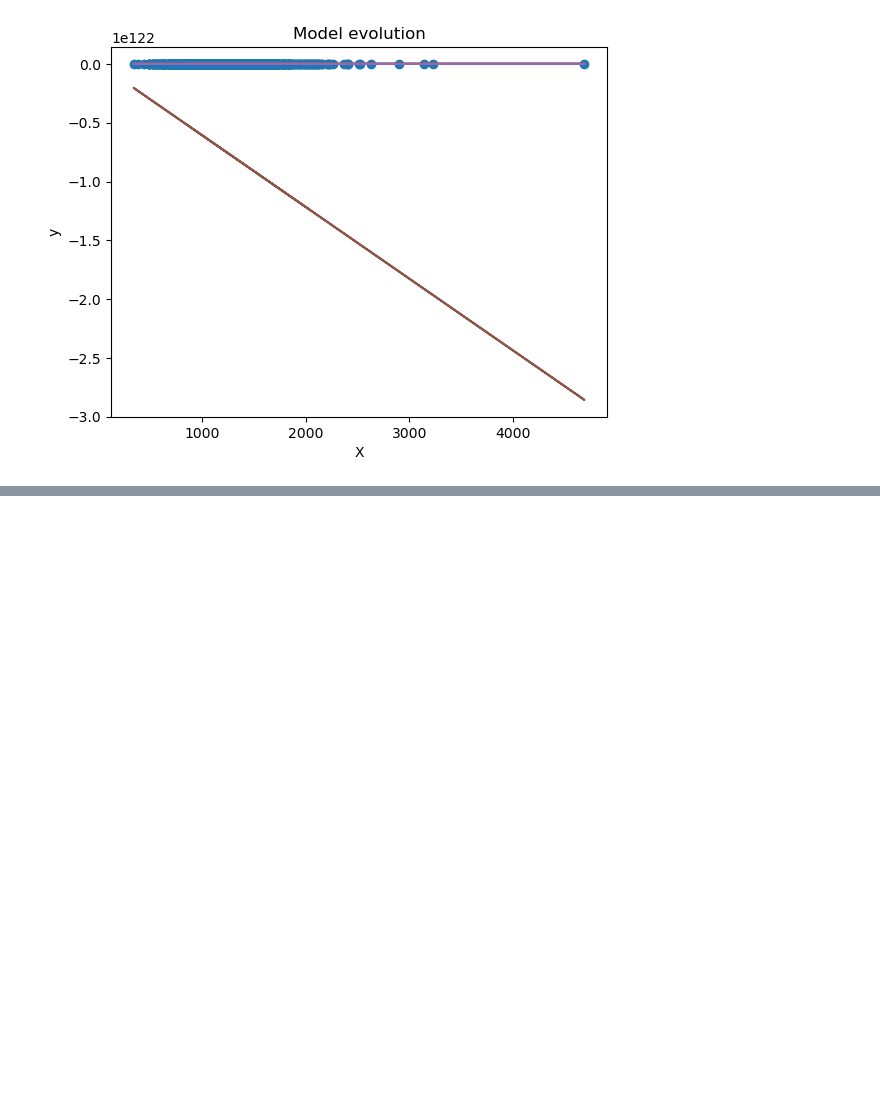
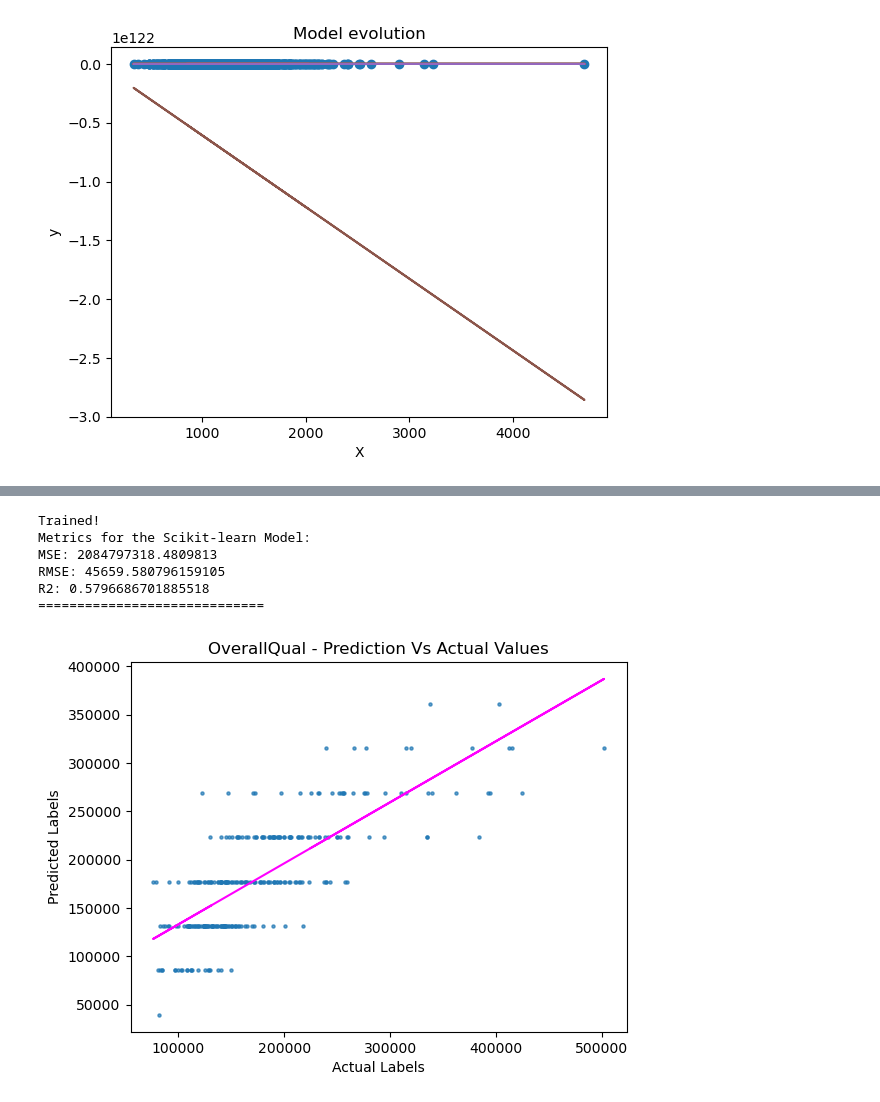
Before and after one commit to carlosopr/g-labs, a Jupyter notebook: project01/house_prices.ipynb, the cells around one changed output, grey strips where cells are left out. Cells and saved outputs as stored; diff of their text form; code cells hidden in the pictures; blank space fills up the shorter version.

```diff
--- a/project01/house_prices.ipynb
+++ b/project01/house_prices.ipynb
@@ -191,0 +244,17 @@ DataPlotter.plot_evolution(model_dict_f2,n=5,X=X_train_f2,y=y_train)
+# %%
+# Train the linear regression model
+skl_model_f1 = model.train_with_skl(X_train_f1, y_train)
+
+# Get the predictions
+skl_predictions_f1 = model.predict_from_skl_model(skl_model_f1, X_test_f1, y_test)
+
+# Plot for the feature OverallQual
+DataPlotter.plot_predictions(skl_predictions_f1,y_test, title="OverallQual - Prediction Vs Actual Values")
+# %% [output]
+Trained!
+Metrics for the Scikit-learn Model:
+MSE: 2084797318.4809813
+RMSE: 45659.580796159105
+R2: 0.5796686701885518
+=============================
+[figure, added]
```
Also changed, not shown: parts of 24 cells of this notebook, 2 other files.
